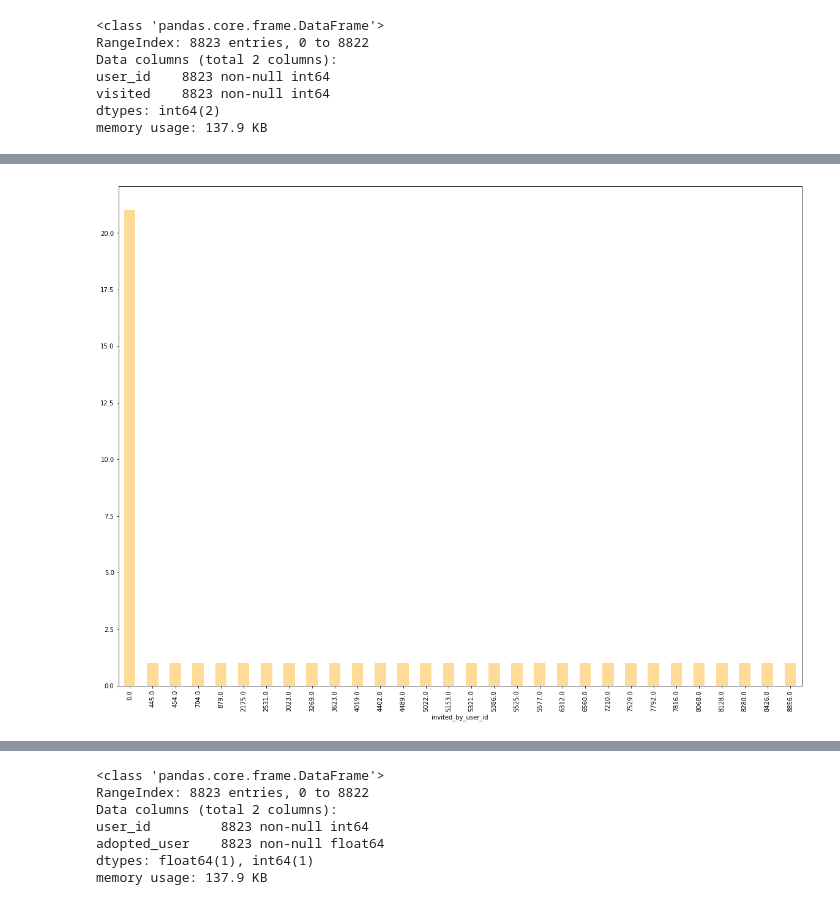
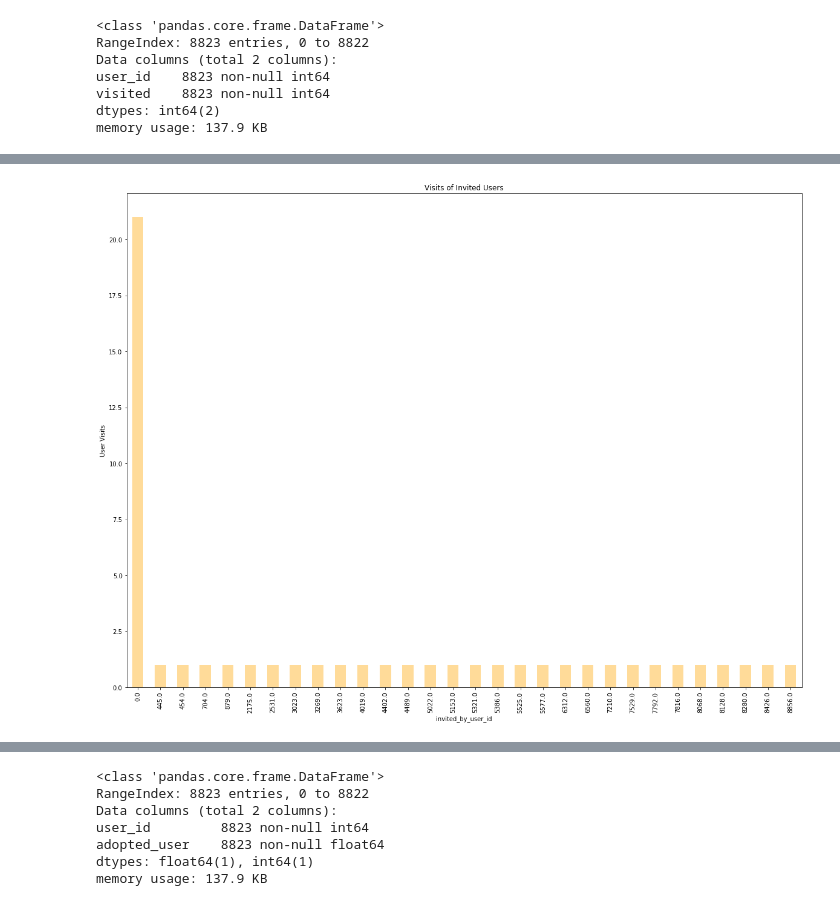
Before and after one commit to samudassir/miniprojects, a Jupyter notebook: relax_challenge/Relax_Inc._Challenge.ipynb, the cells around one changed output, grey strips where cells are left out. Drawn from its saved outputs; the diff is of its cells as text; code cells hidden in the pictures.

```diff
--- a/relax_challenge/Relax_Inc._Challenge.ipynb
+++ b/relax_challenge/Relax_Inc._Challenge.ipynb
@@ -105,6 +115,9 @@ plt.show()
 # %%
 users_usg_agg_50 = users_usg_agg.nlargest(50,'visited')
 users_usg_agg_50.groupby('invited_by_user_id')['object_id'].count().plot(kind='bar',color='orange', alpha=0.4)
+plt.title('Visits of Invited Users')
+plt.xlabel('invited_by_user_id')
+plt.ylabel('User Visits')
 plt.show()
 # %% [output]
-[figure, old version]
+[figure, new version]
```
Also changed, not shown: parts of 5 cells of this notebook.
